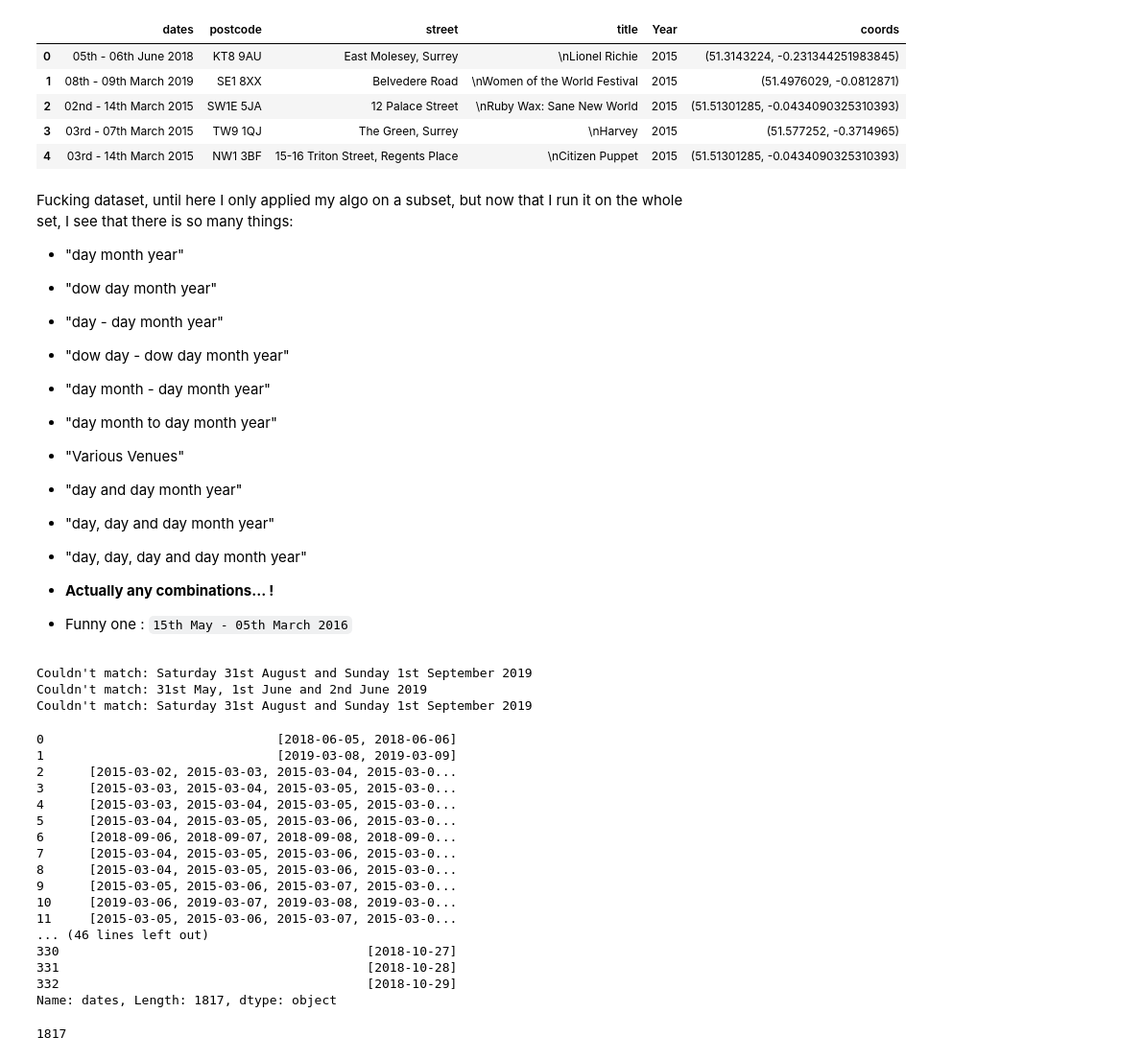
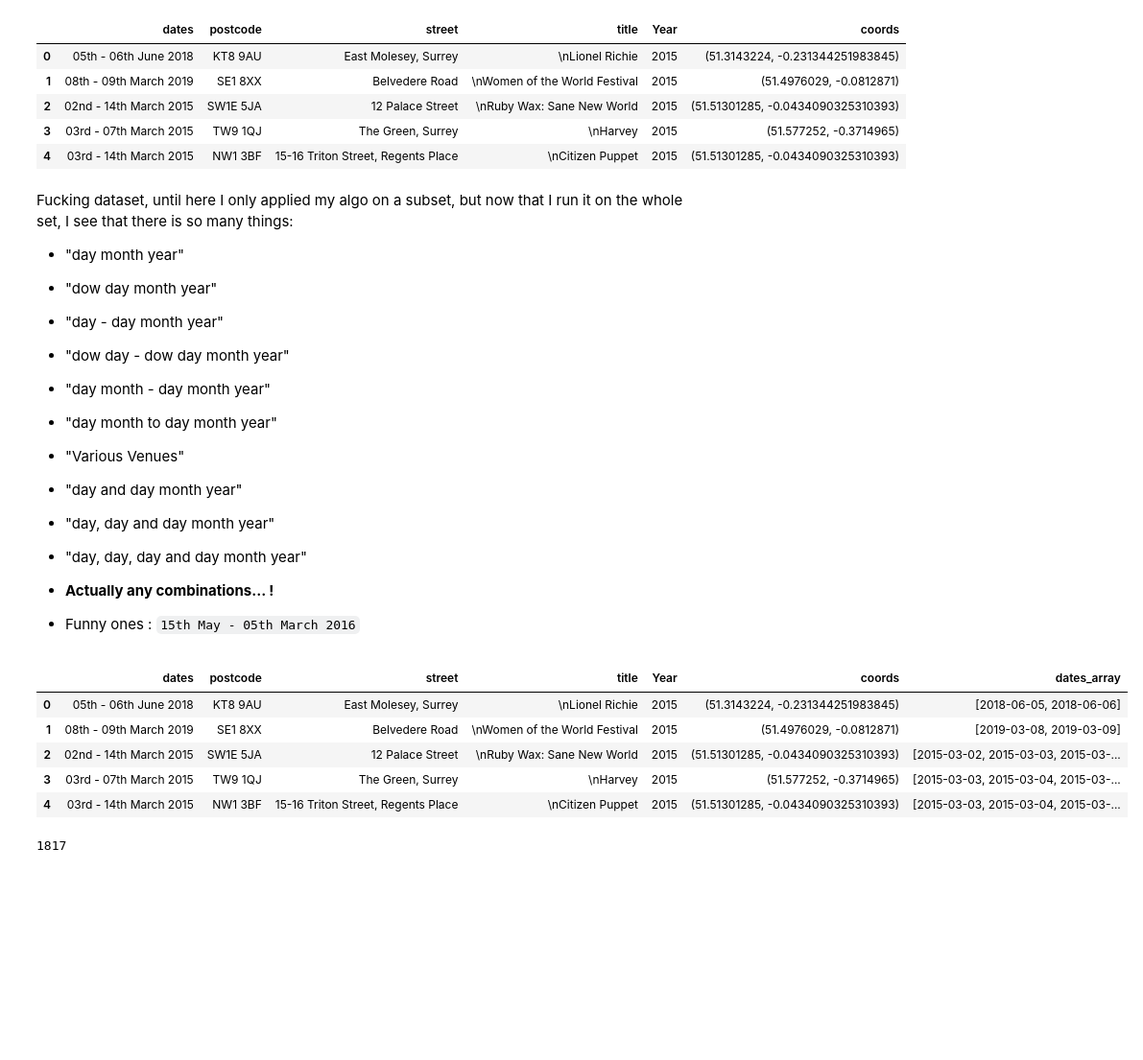
Before and after one commit to dataBikeHsUlm/MapReduce, a Jupyter notebook: Data_Profiling/AdditionalFeatures.ipynb, the cells around one changed output. Shown at 96% size. Saved outputs shown, nothing was run; the diff lists cells and outputs as text; code cells hidden in the pictures; blank space fills up the shorter version.

Commit message:
transform ranges to list of dates

```diff
--- a/Data_Profiling/AdditionalFeatures.ipynb
+++ b/Data_Profiling/AdditionalFeatures.ipynb
@@ -146,11 +146,13 @@ Fucking dataset, until here I only applied my algo on a subset, but now that I r
 - "day, day, day and day month year"
 - **Actually any combinations... !**
 
-- Funny one : `15th May - 05th March 2016`
+- Funny ones : `15th May - 05th March 2016`
 # %%
 import re
 from datetime import date, timedelta
+from pandas import Series
 
+# It would have been possible to make it more generic, but...
 SINGLE_DATE = "^[A-Za-z ]*([0-9]{1,2})[^ ]* ([A-Za-z]+) ([0-9]{4}).*"
 TWO_DATES = "^[A-Za-z ]*([0-9]{1,2})[^ ]* and [A-Za-z ]*([0-9]{1,2})[^ ]* ([A-Za-z]+) ([0-9]{4}).*"
 THREE_DATES = "^[A-Za-z ]*([0-9]{1,2})[^ ]*, [A-Za-z ]*([0-9]{1,2})[^ ]* and [A-Za-z ]*([0-9]{1,2})[^ ]* ([A-Za-z]+) ([0-9]{4}).*"
@@ -188,8 +190,10 @@ def get_month_id(month):
     return month_id
 
 def make_date(match, year_id, month_id, day_id):
-    # print(int(match.group(year_id)),MONTHS.index(match.group(month_id)) + 1,int(match.group(day_id)))
-    return date(int(match.group(year_id)),get_month_id(match.group(month_id)),int(match.group(day_id)))
+    year = int(match.group(year_id))
+    month = get_month_id(match.group(month_id))
+    day = int(match.group(day_id))
+    return date(year,month,day)
 
 def format_date(date_range):
     res = []
@@ -251,54 +255,41 @@ def format_date(date_range):
             res.append(make_date(match,6,5,4))
 
     if len(res) == 0:
         match = re.match(TWO_MONTHS, date_range)
         if match != None:
             res.append(make_date(match,5,2,1))
             res.append(make_date(match,5,4,3))
 
     if len(res) == 0:
         match = re.match(THREE_MONTHS, date_range)
         if match != None:
             res.append(make_date(match,7,2,1))
             res.append(make_date(match,7,4,3))
             res.append(make_date(match,7,6,5))
 
     if len(res) == 0:
         match = re.match(FOUR_MONTHS, date_range)
         if match != None:
             res.append(make_date(match,9,2,1))
             res.append(make_date(match,9,4,3))
             res.append(make_date(match,9,6,5))
             res.append(make_date(match,9,8,7))
 
     if len(res) == 0:
         print("Couldn't match: " + date_range)
 
     return res
 
-final["dates"].map(format_date)
+final["dates_array"] = final["dates"].map(format_date)
+final.head()
 #format_date("15th May - 05th March 2016")
 # %% [output]
-Couldn't match: Saturday 31st August and Sunday 1st September 2019
-Couldn't match: 31st May, 1st June and 2nd June 2019
-Couldn't match: Saturday 31st August and Sunday 1st September 2019
-0                               [2018-06-05, 2018-06-06]
-1                               [2019-03-08, 2019-03-09]
-2      [2015-03-02, 2015-03-03, 2015-03-04, 2015-03-0...
-3      [2015-03-03, 2015-03-04, 2015-03-05, 2015-03-0...
-4      [2015-03-03, 2015-03-04, 2015-03-05, 2015-03-0...
-5      [2015-03-04, 2015-03-05, 2015-03-06, 2015-03-0...
-6      [2018-09-06, 2018-09-07, 2018-09-08, 2018-09-0...
-7      [2015-03-04, 2015-03-05, 2015-03-06, 2015-03-0...
-8      [2015-03-04, 2015-03-05, 2015-03-06, 2015-03-0...
-9      [2015-03-05, 2015-03-06, 2015-03-07, 2015-03-0...
-10     [2019-03-06, 2019-03-07, 2019-03-08, 2019-03-0...
-11     [2015-03-05, 2015-03-06, 2015-03-07, 2015-03-0...
-... (46 lines left out)
-330                                         [2018-10-27]
-331                                         [2018-10-28]
-332                                         [2018-10-29]
-Name: dates, Length: 1817, dtype: object
+|  | dates | postcode | street | title | Year | coords | dates_array |
+| 0 | 05th - 06th June 2018 | KT8 9AU | East Molesey, Surrey | \nLionel Richie | 2015 | (51.3143224, -0.231344251983845) | [2018-06-05, 2018-06-06] |
+| 1 | 08th - 09th March 2019 | SE1 8XX | Belvedere Road | \nWomen of the World Festival | 2015 | (51.4976029, -0.0812871) | [2019-03-08, 2019-03-09] |
+| 2 | 02nd - 14th March 2015 | SW1E 5JA | 12 Palace Street | \nRuby Wax: Sane New World | 2015 | (51.51301285, -0.0434090325310393) | [2015-03-02, 2015-03-03, 2015-03-... |
+| 3 | 03rd - 07th March 2015 | TW9 1QJ | The Green, Surrey | \nHarvey | 2015 | (51.577252, -0.3714965) | [2015-03-03, 2015-03-04, 2015-03-... |
+| 4 | 03rd - 14th March 2015 | NW1 3BF | 15-16 Triton Street, Regents Place | \nCitizen Puppet | 2015 | (51.51301285, -0.0434090325310393) | [2015-03-03, 2015-03-04, 2015-03-... |
 # %%
 # Assign Month
 f.loc[f['dates'].str.contains('January'), 'Month'] = 1
```
